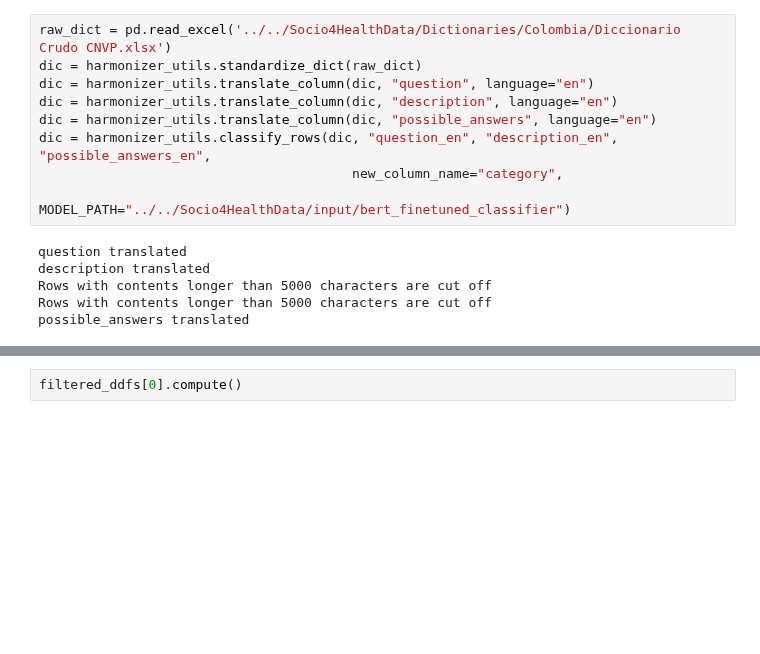
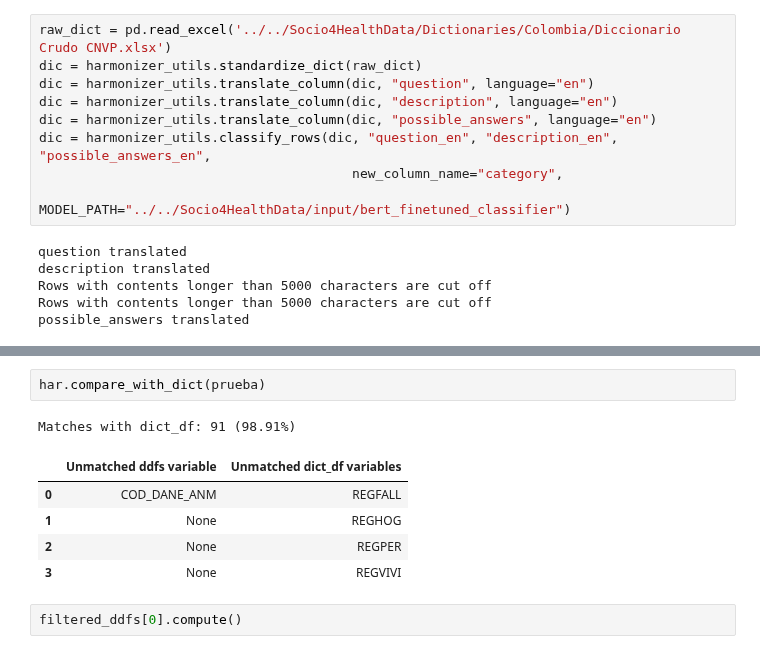
Before and after one commit to harmonize-tools/socio4health, a Jupyter notebook: docs/source/notebooks/example.ipynb, the cells around one changed output, grey strips where cells are left out. Drawn from its saved outputs; the diff is of its cells as text; blank space fills up the shorter version.

```diff
--- a/docs/source/notebooks/example.ipynb
+++ b/docs/source/notebooks/example.ipynb
@@ -186,3 +187,12 @@ filtered_ddfs = har.data_selector(prueba)
+# %%
+har.compare_with_dict(prueba)
+# %% [output]
+Matches with dict_df: 91 (98.91%)
+|  | Unmatched ddfs variable | Unmatched dict_df variables |
+| 0 | COD_DANE_ANM | REGFALL |
+| 1 | None | REGHOG |
+| 2 | None | REGPER |
+| 3 | None | REGVIVI |
 # %%
 filtered_ddfs[0].compute()
 # %% [output]
```
Also changed, not shown: parts of 7 cells of this notebook.
